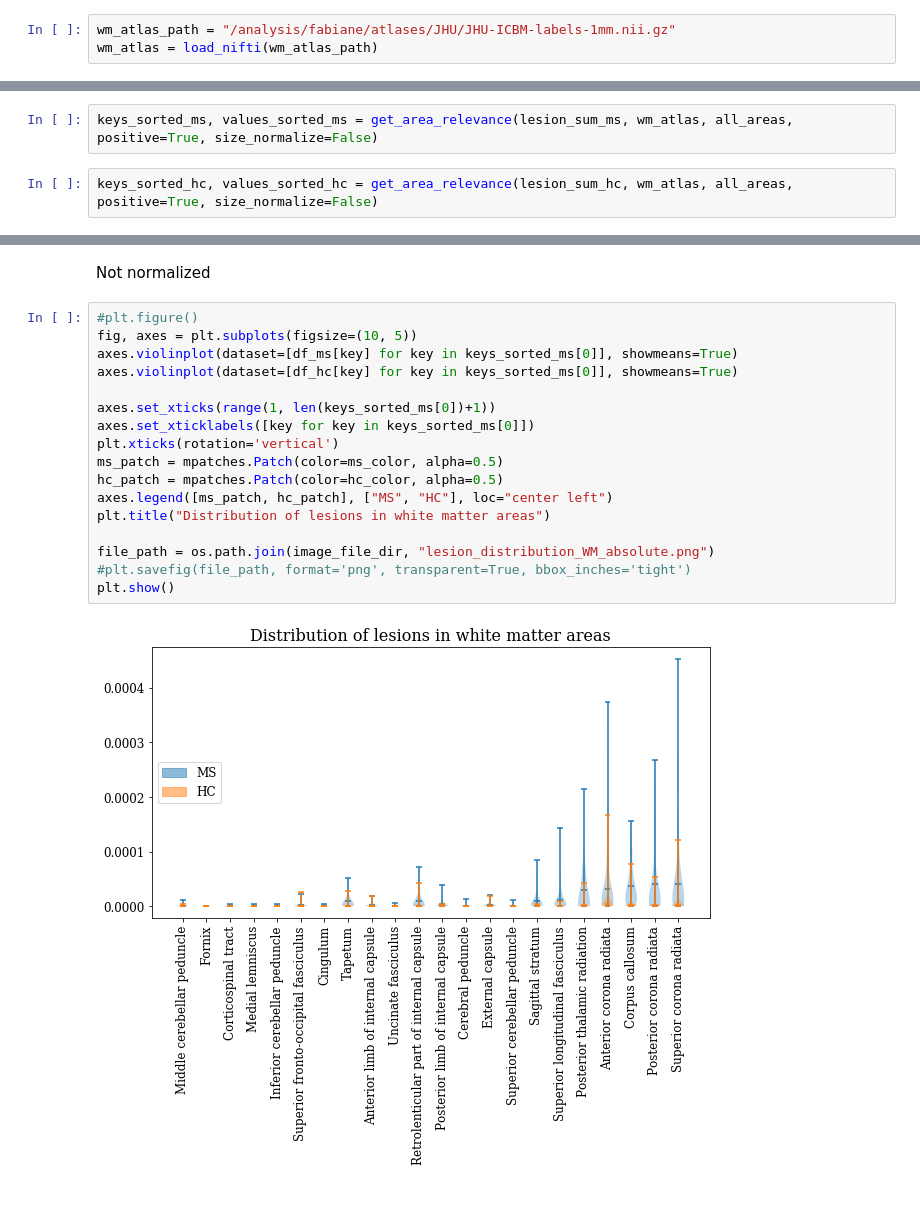
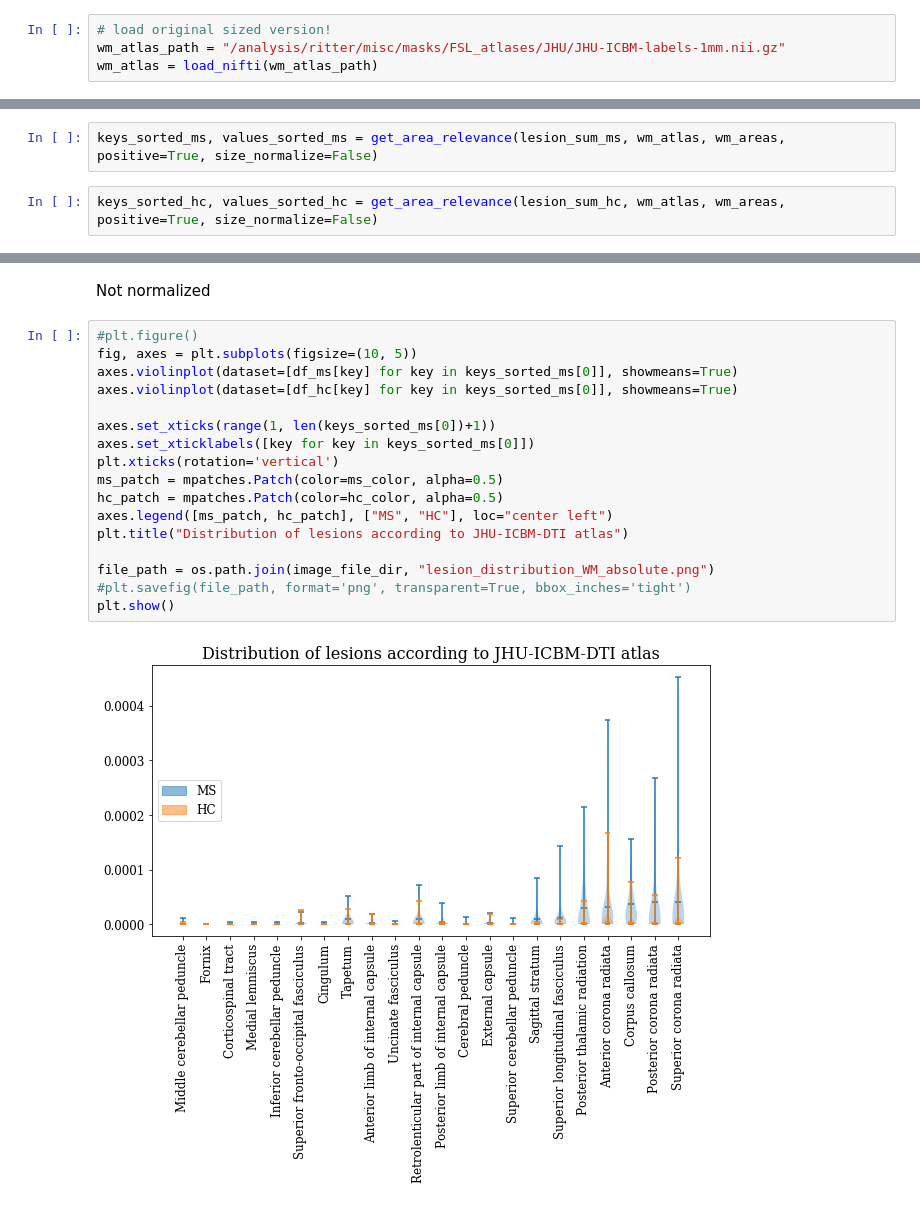
Before and after one commit to derEitel/explainableMS, a Jupyter notebook: Other investigations/Count lesion ratio of total tissue and area wise.ipynb, the cells around one changed output, grey strips where cells are left out. Cells and saved outputs as stored; diff of their text form.

```diff
--- a/Other investigations/Count lesion ratio of total tissue and area wise.ipynb
+++ b/Other investigations/Count lesion ratio of total tissue and area wise.ipynb
@@ -218,5 +262,6 @@ from utils import load_nifti, heatmap_per_region, aggregate_regions
 # %%
-wm_atlas_path = "/analysis/fabiane/atlases/JHU/JHU-ICBM-labels-1mm.nii.gz"
+# load original sized version!
+wm_atlas_path = "/analysis/ritter/misc/masks/FSL_atlases/JHU/JHU-ICBM-labels-1mm.nii.gz"
 wm_atlas = load_nifti(wm_atlas_path)
 # %%
 plt.imshow(wm_atlas[:,:,96])
@@ -441,7 +552,7 @@ plt.imshow(lesion_sum_ms[0][:,:,96], cmap='gray')
 # %%
-keys_sorted_ms, values_sorted_ms = get_area_relevance(lesion_sum_ms, wm_atlas, all_areas, positive=True, size_normalize=False)
+keys_sorted_ms, values_sorted_ms = get_area_relevance(lesion_sum_ms, wm_atlas, wm_areas, positive=True, size_normalize=False)
 # %%
-keys_sorted_hc, values_sorted_hc = get_area_relevance(lesion_sum_hc, wm_atlas, all_areas, positive=True, size_normalize=False)
+keys_sorted_hc, values_sorted_hc = get_area_relevance(lesion_sum_hc, wm_atlas, wm_areas, positive=True, size_normalize=False)
 # %%
 hm_distrib_ms = {}
 for key, ind_value in zip(keys_sorted_ms, values_sorted_ms):
@@ -466,19 +577,19 @@ Not normalized
 # %%
 #plt.figure()
 fig, axes = plt.subplots(figsize=(10, 5))
 axes.violinplot(dataset=[df_ms[key] for key in keys_sorted_ms[0]], showmeans=True)
 axes.violinplot(dataset=[df_hc[key] for key in keys_sorted_ms[0]], showmeans=True)
 
 axes.set_xticks(range(1, len(keys_sorted_ms[0])+1))
 axes.set_xticklabels([key for key in keys_sorted_ms[0]])
 plt.xticks(rotation='vertical')
 ms_patch = mpatches.Patch(color=ms_color, alpha=0.5)
 hc_patch = mpatches.Patch(color=hc_color, alpha=0.5)
 axes.legend([ms_patch, hc_patch], ["MS", "HC"], loc="center left")
-plt.title("Distribution of lesions in white matter areas")
+plt.title("Distribution of lesions according to JHU-ICBM-DTI atlas")
 
 file_path = os.path.join(image_file_dir, "lesion_distribution_WM_absolute.png")
 #plt.savefig(file_path, format='png', transparent=True, bbox_inches='tight')
 plt.show()
 # %% [output]
-[figure, old version]
+[figure, new version]
```
Also changed, not shown: parts of 22 cells of this notebook, 3 other files.
